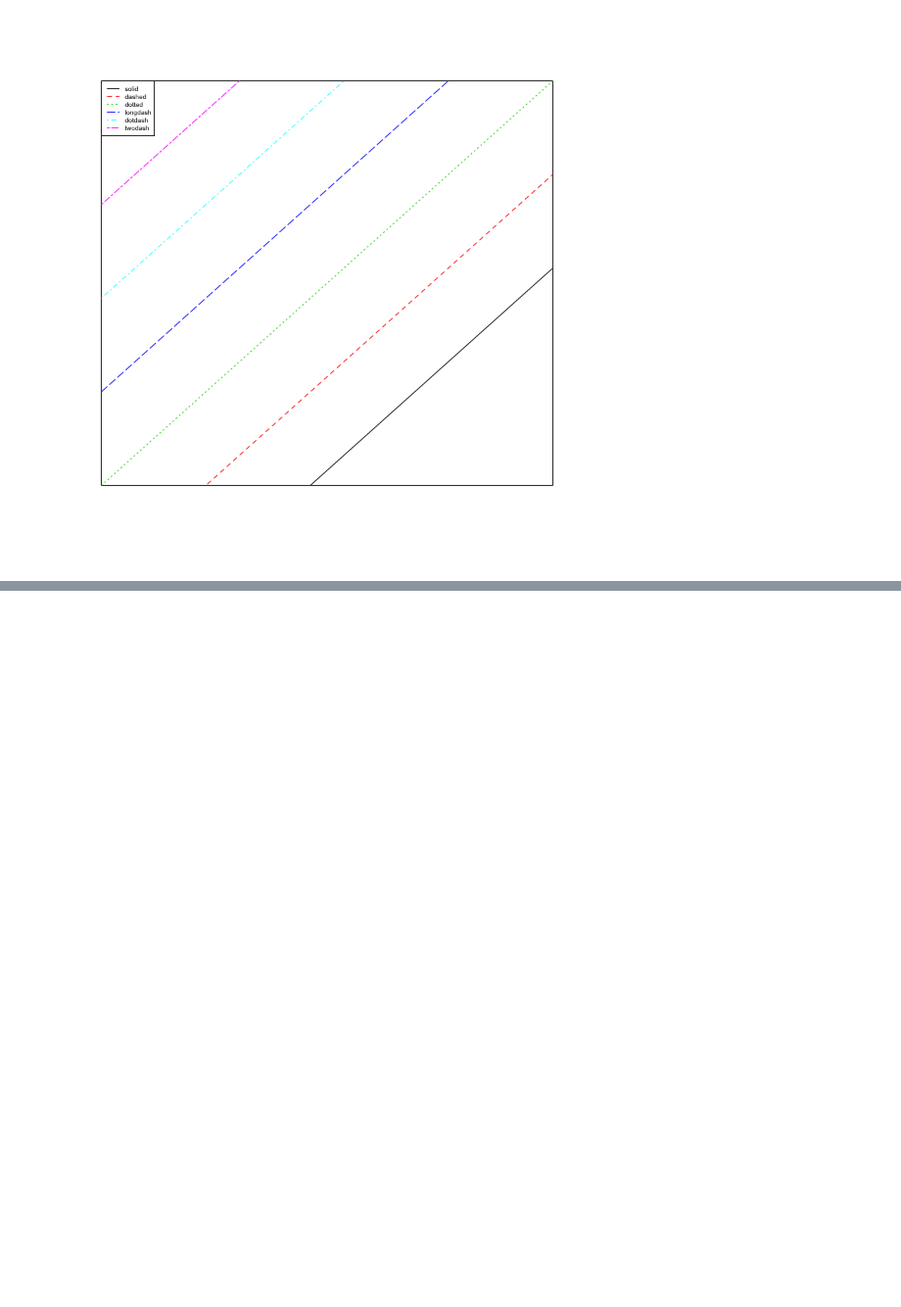
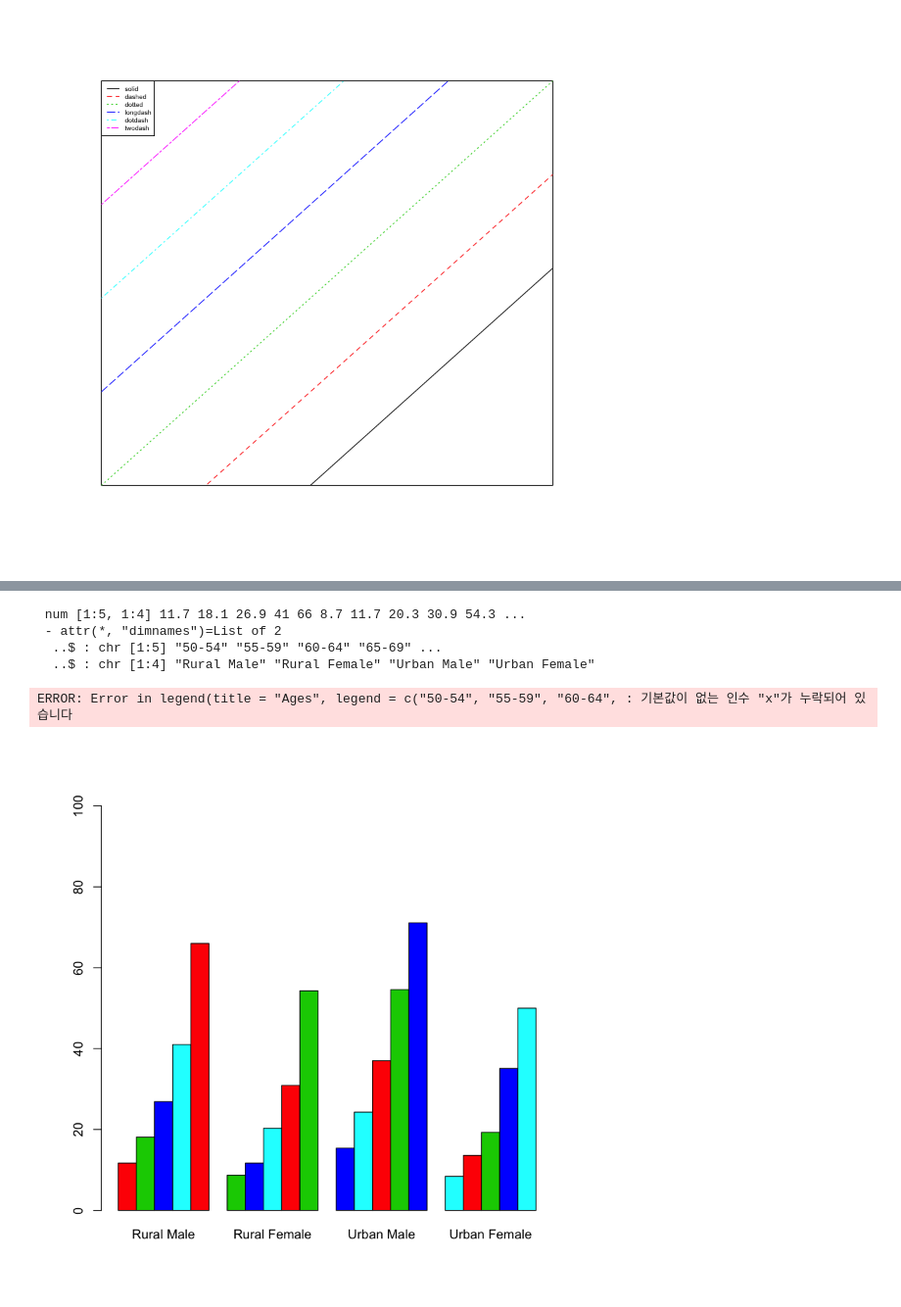
Before and after one commit to tommylee8939/TIL, a Jupyter notebook: R/R_정리/R16 ; graphics-3 ; 연습.ipynb, the cells around one changed output, grey strips where cells are left out. Shown at 98% size. Cells and saved outputs as stored; diff of their text form; code cells hidden in the pictures; blank space fills up the shorter version.

```diff
--- a/R/R_정리/R16 ; graphics-3 ; 연습.ipynb
+++ b/R/R_정리/R16 ; graphics-3 ; 연습.ipynb
@@ -42,0 +81,13 @@ boxplot(iris,subset = iris$Species)
+# %%
+str(VADeaths)
+barplot(VADeaths,beside = T,ylim=c(0,100),col=2:5)
+legend(title = 'Ages',legend = c('50-54','55-59','60-64','65-69','70-74'))
+
+barplot(t(VADeaths),beside = T,ylim=c(0,100),col=2:5)
+# %% [output]
+ num [1:5, 1:4] 11.7 18.1 26.9 41 66 8.7 11.7 20.3 30.9 54.3 ...
+ - attr(*, "dimnames")=List of 2
+  ..$ : chr [1:5] "50-54" "55-59" "60-64" "65-69" ...
+  ..$ : chr [1:4] "Rural Male" "Rural Female" "Urban Male" "Urban Female"
+ERROR: Error in legend(title = "Ages", legend = c("50-54", "55-59", "60-64", : 기본값이 없는 인수 "x"가 누락되어 있습니다
+[figure, added]
```
Also changed, not shown: parts of 6 cells of this notebook.
